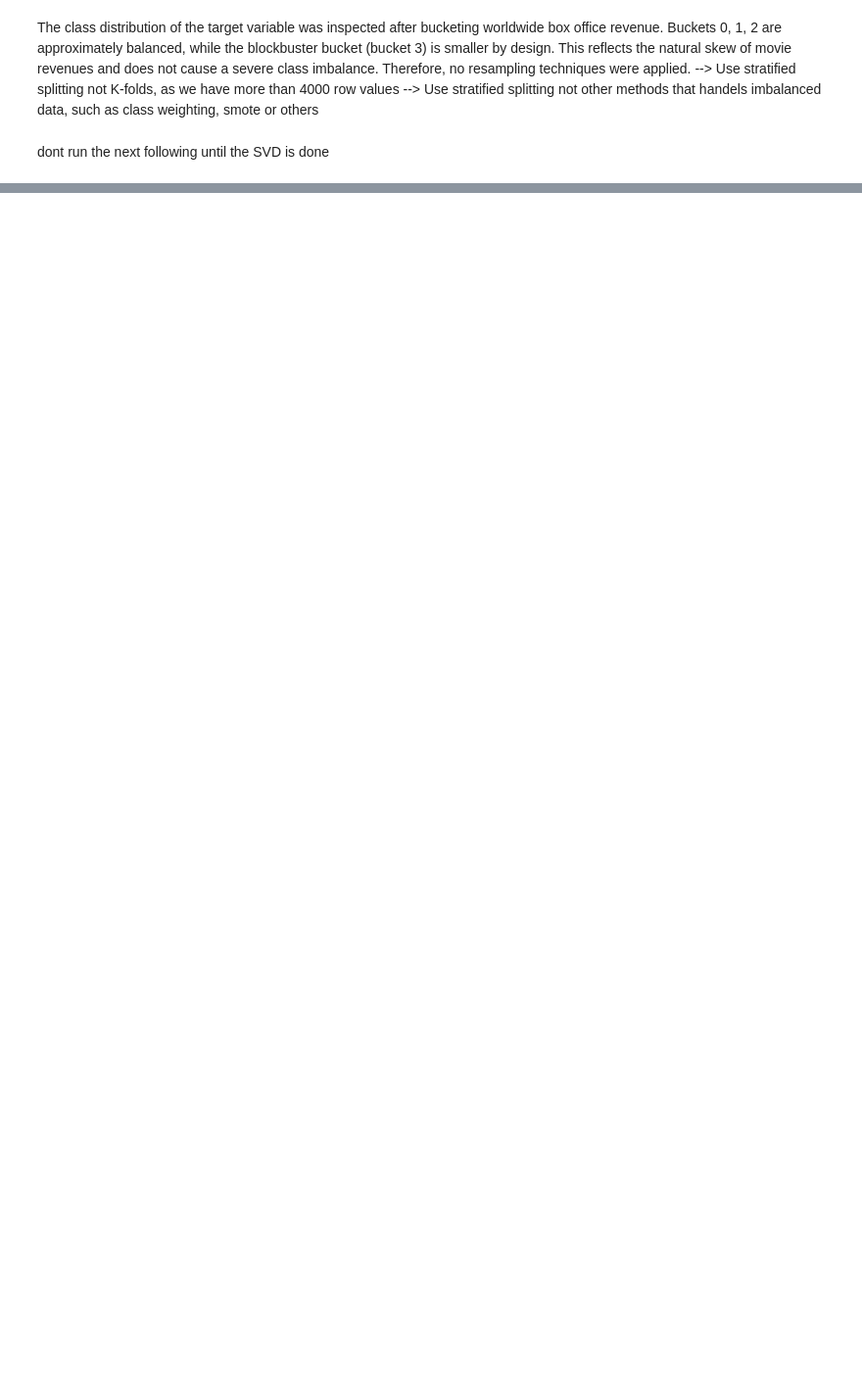
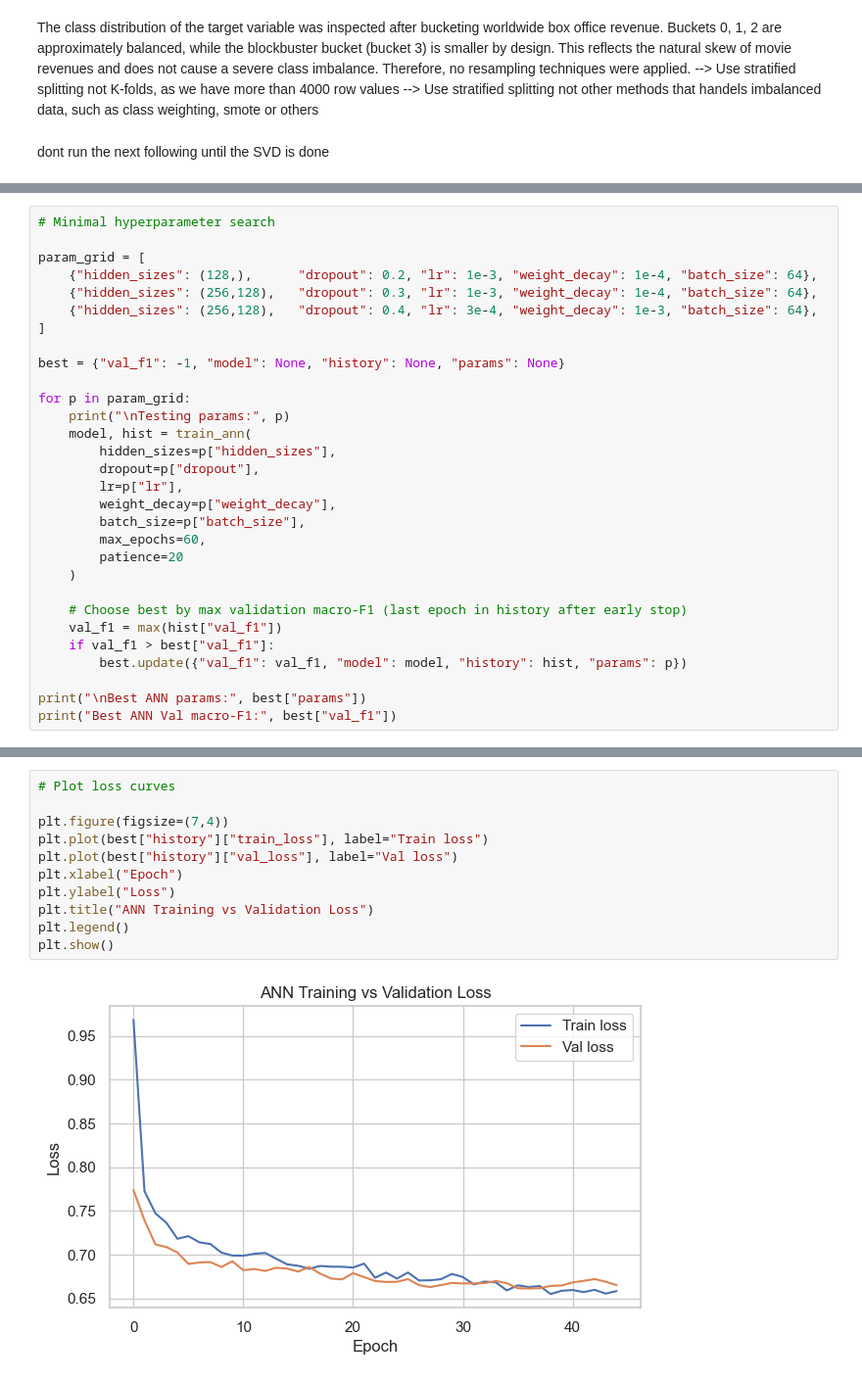
Before and after one commit to spaesey/ai-for-business-project, a Jupyter notebook: src/eda_feature_engineering.ipynb, the cells around one changed output, grey strips where cells are left out. Shown at 98% size. Saved outputs shown, nothing was run; the diff lists cells and outputs as text; blank space fills up the shorter version.

```diff
--- a/src/eda_feature_engineering.ipynb
+++ b/src/eda_feature_engineering.ipynb
@@ -1388,0 +2187,30 @@ print("Test balance:\n", balance(y_test))
+# %%
+# Minimal hyperparameter search
+
+param_grid = [
+    {"hidden_sizes": (128,),      "dropout": 0.2, "lr": 1e-3, "weight_decay": 1e-4, "batch_size": 64},
+    {"hidden_sizes": (256,128),   "dropout": 0.3, "lr": 1e-3, "weight_decay": 1e-4, "batch_size": 64},
+    {"hidden_sizes": (256,128),   "dropout": 0.4, "lr": 3e-4, "weight_decay": 1e-3, "batch_size": 64},
+]
+
+best = {"val_f1": -1, "model": None, "history": None, "params": None}
+
+for p in param_grid:
+    print("\nTesting params:", p)
+    model, hist = train_ann(
+        hidden_sizes=p["hidden_sizes"],
+        dropout=p["dropout"],
+        lr=p["lr"],
+        weight_decay=p["weight_decay"],
+        batch_size=p["batch_size"],
+        max_epochs=60,
+        patience=20
+    )
+
+    # Choose best by max validation macro-F1 (last epoch in history after early stop)
+    val_f1 = max(hist["val_f1"])
+    if val_f1 > best["val_f1"]:
+        best.update({"val_f1": val_f1, "model": model, "history": hist, "params": p})
+
+print("\nBest ANN params:", best["params"])
+print("Best ANN Val macro-F1:", best["val_f1"])
@@ -1388,0 +2235,13 @@ print("Test balance:\n", balance(y_test))
+# %%
+# Plot loss curves
+
+plt.figure(figsize=(7,4))
+plt.plot(best["history"]["train_loss"], label="Train loss")
+plt.plot(best["history"]["val_loss"], label="Val loss")
+plt.xlabel("Epoch")
+plt.ylabel("Loss")
+plt.title("ANN Training vs Validation Loss")
+plt.legend()
+plt.show()
+# %% [output]
+[figure, added]
```
Also changed, not shown: parts of 69 cells of this notebook, 1 other file.
